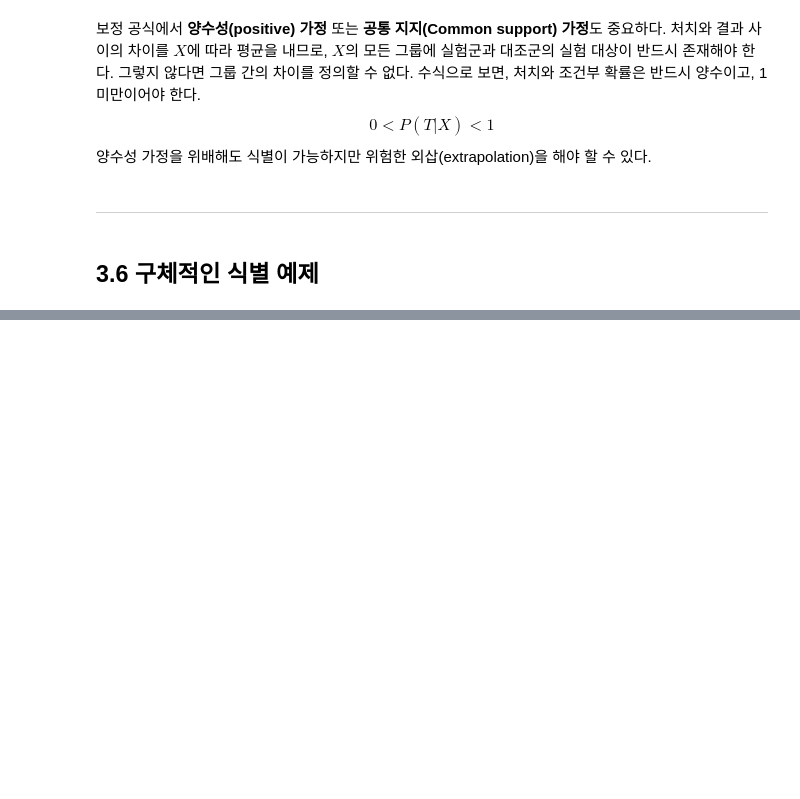
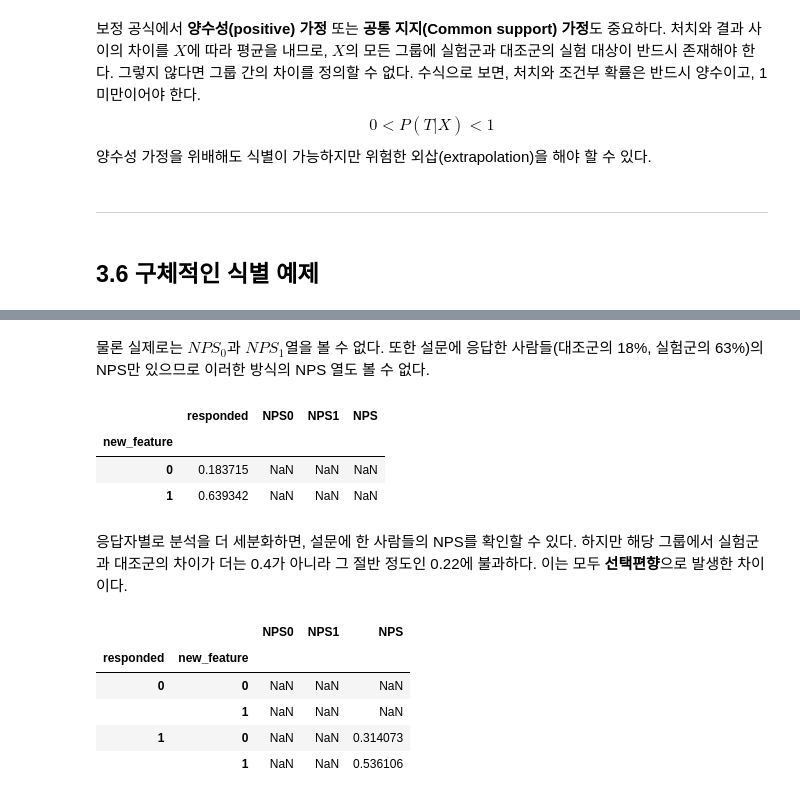
Before and after one commit to csw0625/Causal_Inference, a Jupyter notebook: Ch03.Graphical_causal_models.ipynb, the cells around one changed output, grey strips where cells are left out. Drawn from its saved outputs; the diff is of its cells as text; code cells hidden in the pictures; blank space fills up the shorter version.

```diff
--- a/Ch03.Graphical_causal_models.ipynb
+++ b/Ch03.Graphical_causal_models.ipynb
@@ -571,0 +772,29 @@ $$
+# %%
+np.random.seed(2)
+n = 100000
+new_feature = np.random.binomial(1, 0.5, n)
+
+satisfaction_0 = np.random.normal(0, 0.5, n)
+satisfaction_1 = satisfaction_0 + 0.4
+satisfaction = new_feature*satisfaction_1 + (1-new_feature)*satisfaction_0
+
+NPS0 = np.random.normal(satisfaction_0, 1)
+NPS1 = np.random.normal(satisfaction_1, 1)
+NPS = new_feature*nps_1 + (1-new_feature)*nps_0
+
+
+responded  = (np.random.normal(0 + new_feature + satisfaction, 1) > 1).astype(int)
+
+tr_df = pd.DataFrame(dict(new_feature=new_feature,
+                          responded=responded,
+                          NPS0=nps_0,
+                          NPS1=nps_1,
+                          NPS=NPS))
+
+tr_df_measurable = pd.DataFrame(dict(new_feature=new_feature,
+                                     responded=responded,
+                                     NPS0=np.nan,
+                                     NPS1=np.nan,
+                                     NPS=np.where(responded, NPS, np.nan)))
+
+tr_df.groupby("new_feature").mean()
@@ -571,0 +808,20 @@ $$
+# %% [markdown]
+물론 실제로는 $NPS_0$과 $NPS_1$열을 볼 수 없다. 또한 설문에 응답한 사람들(대조군의 18%, 실험군의 63%)의 NPS만 있으므로 이러한 방식의 NPS 열도 볼 수 없다.
+# %%
+tr_df_measurable.groupby("new_feature").mean().assign(**{"NPS": np.nan})
+# %% [output]
+|  | responded | NPS0 | NPS1 | NPS |
+| new_feature |  |  |  |  |
+| 0 | 0.183715 | NaN | NaN | NaN |
+| 1 | 0.639342 | NaN | NaN | NaN |
+# %% [markdown]
+응답자별로 분석을 더 세분화하면, 설문에 한 사람들의 NPS를 확인할 수 있다. 하지만 해당 그룹에서 실험군과 대조군의 차이가 더는 0.4가 아니라 그 절반 정도인 0.22에 불과하다. 이는 모두 **선택편향**으로 발생한 차이이다.
+# %%
+tr_df_measurable.groupby(["responded", "new_feature"]).mean()
+# %% [output]
+|  |  | NPS0 | NPS1 | NPS |
+| responded | new_feature |  |  |  |
+| 0 | 0 | NaN | NaN | NaN |
+|  | 1 | NaN | NaN | NaN |
+| 1 | 0 | NaN | NaN | 0.314073 |
+|  | 1 | NaN | NaN | 0.536106 |
```
Also changed, not shown: parts of 69 cells of this notebook.
